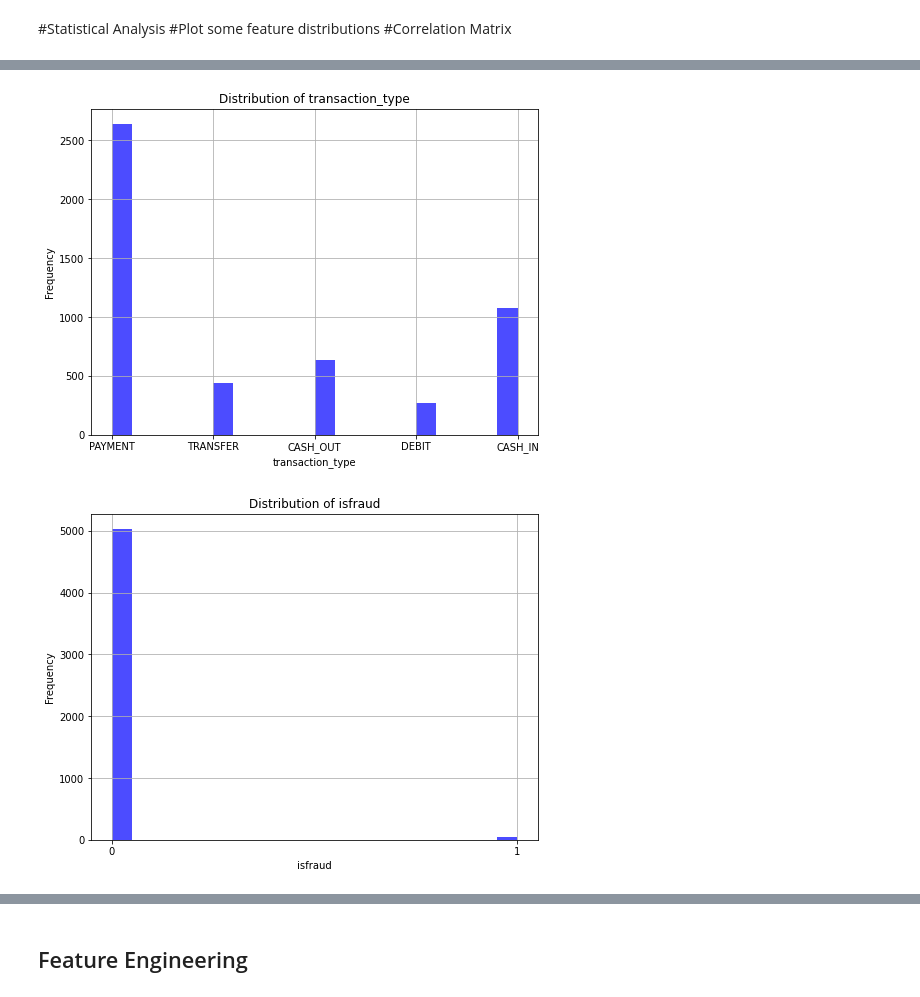
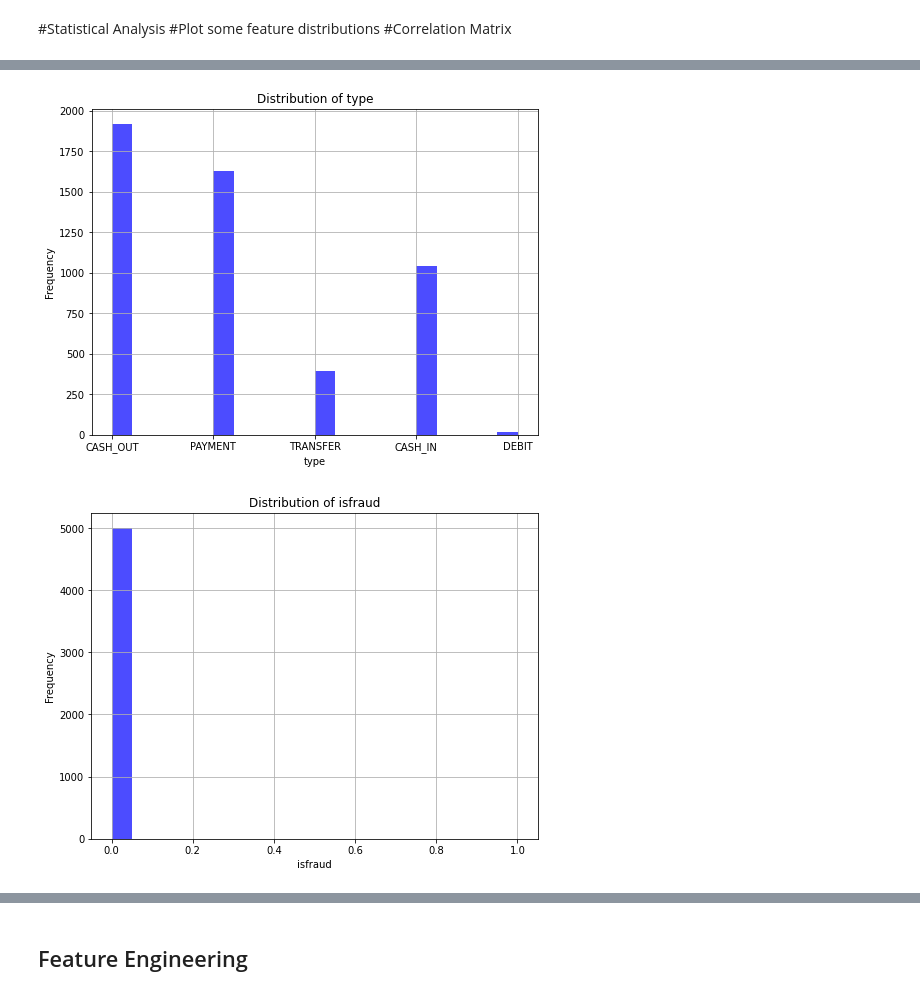
Before and after one commit to IngridRLeon/FraudDetectionMachineLearning, a Jupyter notebook: fraudmodel.ipynb, the cells around one changed output, grey strips where cells are left out. Drawn from its saved outputs; the diff is of its cells as text; code cells hidden in the pictures.

Commit message:
Model applied in a new sample of data

```diff
--- a/fraudmodel.ipynb
+++ b/fraudmodel.ipynb
@@ -62,32 +199,35 @@ only showing top 20 rows
 #Plot some feature distributions
 #Correlation Matrix
 # %%
-#Dropping the columns that we won't be using
-columns_to_drop=["step", "nameOrig", "nameDest", "isFlaggedFraud", "row_id"]
-df_new=df.drop(*columns_to_drop)
-#df_new.show()
-
-# Specify the value you want to filter out
-value_to_remove = "1.0E7"
-
-# Remove rows where the "amount" column has the specified value
-filtered_df = df_new.filter(df_new.amount != value_to_remove)
-
 # Calculate summary statistics with one decimal place
-summary = filtered_df.summary()
+summary = df_new.summary()
 
 summary = summary.select(
     summary['summary'],
-    #format_number(summary['transaction_type'].cast('double'), 1).alias('transaction_type'),
-    format_number(summary['amount'].cast('double'), 1).alias('amount'),
-    format_number(summary['oldbalanceorg'].cast('double'), 1).alias('oldbalanceorg'),
-    format_number(summary['newbalanceorig'].cast('double'), 1).alias('newbalanceorig'),
-    format_number(summary['oldbalancedest'].cast('double'), 1).alias('oldbalancedest'),
-    format_number(summary['newbalancedest'].cast('double'), 1).alias('newbalancedest'),
-    #format_number(summary['isfraud'].cast('double'), 1).alias('isfraud')
+    format_string('%.1f', summary['amount'].cast('double')).alias('amount'),
+    format_string('%.1f', summary['oldbalanceorg'].cast('double')).alias('oldbalanceorg'),
+    format_string('%.1f', summary['newbalanceorig'].cast('double')).alias('newbalanceorig'),
+    format_string('%.1f', summary['oldbalancedest'].cast('double')).alias('oldbalancedest'),
+    format_string('%.1f', summary['newbalancedest'].cast('double')).alias('newbalancedest')
 )
 
 summary.show()
+
+# # Calculate summary statistics with one decimal place #2nd way
+# summary = df_new.summary()
+
+# summary = summary.select(
+#     summary['summary'],
+#     #format_number(summary['transaction_type'].cast('double'), 1).alias('transaction_type'),
+#     format_number(summary['amount'].cast('double'), 1).alias('amount'),
+#     format_number(summary['oldbalanceorg'].cast('double'), 1).alias('oldbalanceorg'),
+#     format_number(summary['newbalanceorig'].cast('double'), 1).alias('newbalanceorig'),
+#     format_number(summary['oldbalancedest'].cast('double'), 1).alias('oldbalancedest'),
+#     format_number(summary['newbalancedest'].cast('double'), 1).alias('newbalancedest'),
+#     #format_number(summary['isfraud'].cast('double'), 1).alias('isfraud')
+# )
+
+# summary.show()
 # %% [output]
 +-------+---------+-------------+--------------+--------------+--------------+
 |summary|   amount|oldbalanceorg|newbalanceorig|oldbalancedest|newbalancedest|
@@ -205,24 +241,24 @@ summary.show()
 # %%
 #Feature Distribution
 # Select the columns to plot
-columns_to_plot = ["transaction_type", "isfraud"]
+columns_to_plot = ["type", "isfraud"]
 
 # Create histograms for each categorical column
 for column in columns_to_plot:
     # Extract the column and convert it to a Pandas DataFrame for plotting
-    column_data = filtered_df.select(column).toPandas()
+    column_data = df_new.select(column).toPandas()
 
     # Plot the histogram
     plt.figure(figsize=(8, 6))
     plt.hist(column_data[column], bins=20, color='blue', alpha=0.7)
     plt.title(f'Distribution of {column}')
     plt.xlabel(column)
     plt.ylabel('Frequency')
     plt.grid(True)
     plt.show()
 # %% [output]
-[figure, old version]
+[figure, new version]
-[figure, old version]
+[figure, new version]
 # %%
 # Select the continuous columns to plot
 continuous_columns = ["amount", "oldbalanceorg", "newbalanceorig", "oldbalancedest", "newbalancedest"]
```
Also changed, not shown: parts of 35 cells of this notebook.
